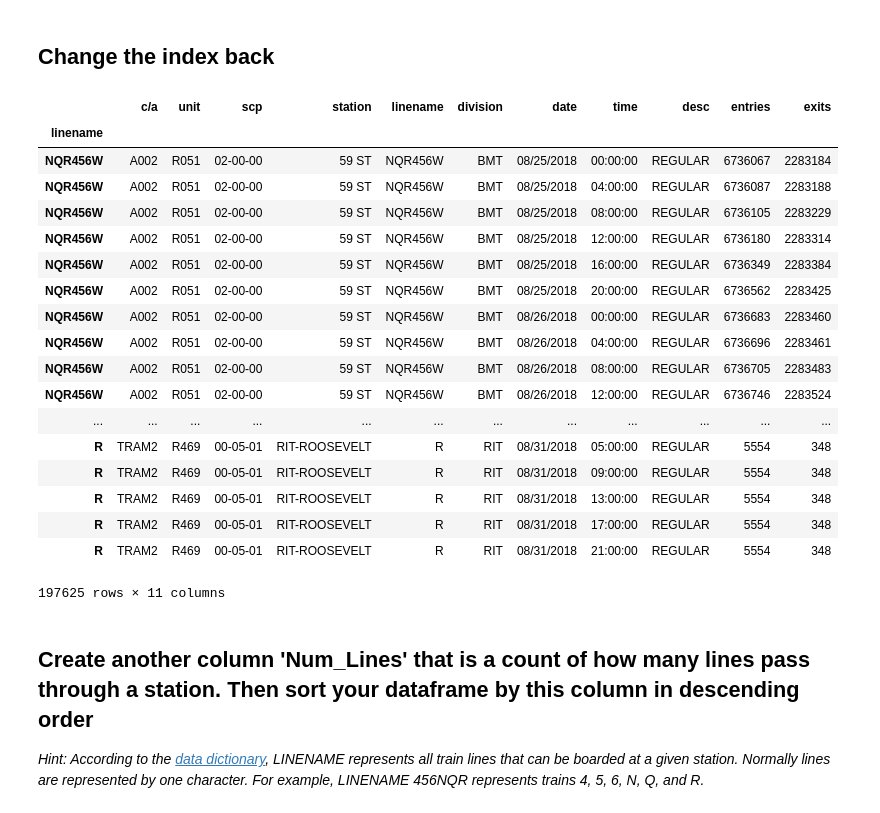
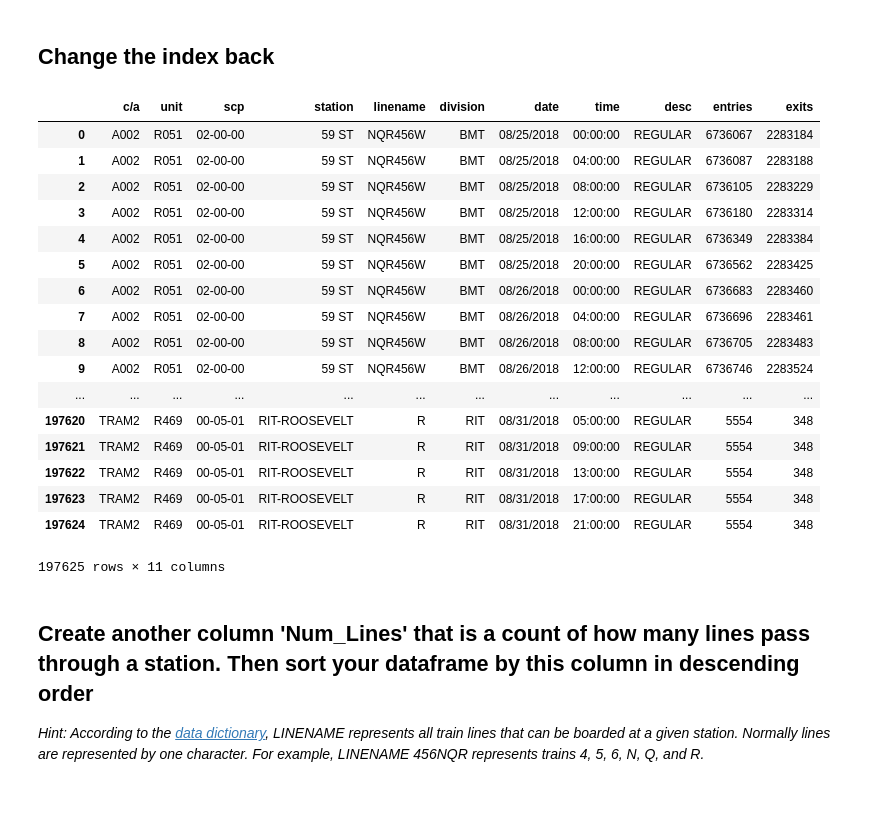
Before and after one commit to probboy/dsc-pandas-series-and-dataframes-lab-nyc-ds-082619, a Jupyter notebook: index.ipynb, the cells around one changed output. Cells and saved outputs as stored; diff of their text form; code cells hidden in the pictures.

```diff
--- a/index.ipynb
+++ b/index.ipynb
@@ -72,26 +72,26 @@ df
 ## Change the index back
 # %%
 # Your code here
-df.reset_index(drop=True)
+df = df.reset_index(drop=True)
+df
 # %% [output]
 |  | c/a | unit | scp | station | linename | division | date | time | desc | entries | exits |
-| linename |  |  |  |  |  |  |  |  |  |  |  |
-| NQR456W | A002 | R051 | 02-00-00 | 59 ST | NQR456W | BMT | 08/25/2018 | 00:00:00 | REGULAR | 6736067 | 2283184 |
-| NQR456W | A002 | R051 | 02-00-00 | 59 ST | NQR456W | BMT | 08/25/2018 | 04:00:00 | REGULAR | 6736087 | 2283188 |
-| NQR456W | A002 | R051 | 02-00-00 | 59 ST | NQR456W | BMT | 08/25/2018 | 08:00:00 | REGULAR | 6736105 | 2283229 |
-| NQR456W | A002 | R051 | 02-00-00 | 59 ST | NQR456W | BMT | 08/25/2018 | 12:00:00 | REGULAR | 6736180 | 2283314 |
-| NQR456W | A002 | R051 | 02-00-00 | 59 ST | NQR456W | BMT | 08/25/2018 | 16:00:00 | REGULAR | 6736349 | 2283384 |
-| NQR456W | A002 | R051 | 02-00-00 | 59 ST | NQR456W | BMT | 08/25/2018 | 20:00:00 | REGULAR | 6736562 | 2283425 |
-| NQR456W | A002 | R051 | 02-00-00 | 59 ST | NQR456W | BMT | 08/26/2018 | 00:00:00 | REGULAR | 6736683 | 2283460 |
-| NQR456W | A002 | R051 | 02-00-00 | 59 ST | NQR456W | BMT | 08/26/2018 | 04:00:00 | REGULAR | 6736696 | 2283461 |
-| NQR456W | A002 | R051 | 02-00-00 | 59 ST | NQR456W | BMT | 08/26/2018 | 08:00:00 | REGULAR | 6736705 | 2283483 |
-| NQR456W | A002 | R051 | 02-00-00 | 59 ST | NQR456W | BMT | 08/26/2018 | 12:00:00 | REGULAR | 6736746 | 2283524 |
+| 0 | A002 | R051 | 02-00-00 | 59 ST | NQR456W | BMT | 08/25/2018 | 00:00:00 | REGULAR | 6736067 | 2283184 |
+| 1 | A002 | R051 | 02-00-00 | 59 ST | NQR456W | BMT | 08/25/2018 | 04:00:00 | REGULAR | 6736087 | 2283188 |
+| 2 | A002 | R051 | 02-00-00 | 59 ST | NQR456W | BMT | 08/25/2018 | 08:00:00 | REGULAR | 6736105 | 2283229 |
+| 3 | A002 | R051 | 02-00-00 | 59 ST | NQR456W | BMT | 08/25/2018 | 12:00:00 | REGULAR | 6736180 | 2283314 |
+| 4 | A002 | R051 | 02-00-00 | 59 ST | NQR456W | BMT | 08/25/2018 | 16:00:00 | REGULAR | 6736349 | 2283384 |
+| 5 | A002 | R051 | 02-00-00 | 59 ST | NQR456W | BMT | 08/25/2018 | 20:00:00 | REGULAR | 6736562 | 2283425 |
+| 6 | A002 | R051 | 02-00-00 | 59 ST | NQR456W | BMT | 08/26/2018 | 00:00:00 | REGULAR | 6736683 | 2283460 |
+| 7 | A002 | R051 | 02-00-00 | 59 ST | NQR456W | BMT | 08/26/2018 | 04:00:00 | REGULAR | 6736696 | 2283461 |
+| 8 | A002 | R051 | 02-00-00 | 59 ST | NQR456W | BMT | 08/26/2018 | 08:00:00 | REGULAR | 6736705 | 2283483 |
+| 9 | A002 | R051 | 02-00-00 | 59 ST | NQR456W | BMT | 08/26/2018 | 12:00:00 | REGULAR | 6736746 | 2283524 |
 | ... | ... | ... | ... | ... | ... | ... | ... | ... | ... | ... | ... |
-| R | TRAM2 | R469 | 00-05-01 | RIT-ROOSEVELT | R | RIT | 08/31/2018 | 05:00:00 | REGULAR | 5554 | 348 |
-| R | TRAM2 | R469 | 00-05-01 | RIT-ROOSEVELT | R | RIT | 08/31/2018 | 09:00:00 | REGULAR | 5554 | 348 |
-| R | TRAM2 | R469 | 00-05-01 | RIT-ROOSEVELT | R | RIT | 08/31/2018 | 13:00:00 | REGULAR | 5554 | 348 |
-| R | TRAM2 | R469 | 00-05-01 | RIT-ROOSEVELT | R | RIT | 08/31/2018 | 17:00:00 | REGULAR | 5554 | 348 |
-| R | TRAM2 | R469 | 00-05-01 | RIT-ROOSEVELT | R | RIT | 08/31/2018 | 21:00:00 | REGULAR | 5554 | 348 |
+| 197620 | TRAM2 | R469 | 00-05-01 | RIT-ROOSEVELT | R | RIT | 08/31/2018 | 05:00:00 | REGULAR | 5554 | 348 |
+| 197621 | TRAM2 | R469 | 00-05-01 | RIT-ROOSEVELT | R | RIT | 08/31/2018 | 09:00:00 | REGULAR | 5554 | 348 |
+| 197622 | TRAM2 | R469 | 00-05-01 | RIT-ROOSEVELT | R | RIT | 08/31/2018 | 13:00:00 | REGULAR | 5554 | 348 |
+| 197623 | TRAM2 | R469 | 00-05-01 | RIT-ROOSEVELT | R | RIT | 08/31/2018 | 17:00:00 | REGULAR | 5554 | 348 |
+| 197624 | TRAM2 | R469 | 00-05-01 | RIT-ROOSEVELT | R | RIT | 08/31/2018 | 21:00:00 | REGULAR | 5554 | 348 |
 197625 rows × 11 columns
 # %% [markdown]
 ## Create another column 'Num_Lines' that is a count of how many lines pass through a station. Then sort your dataframe by this column in descending order
```
